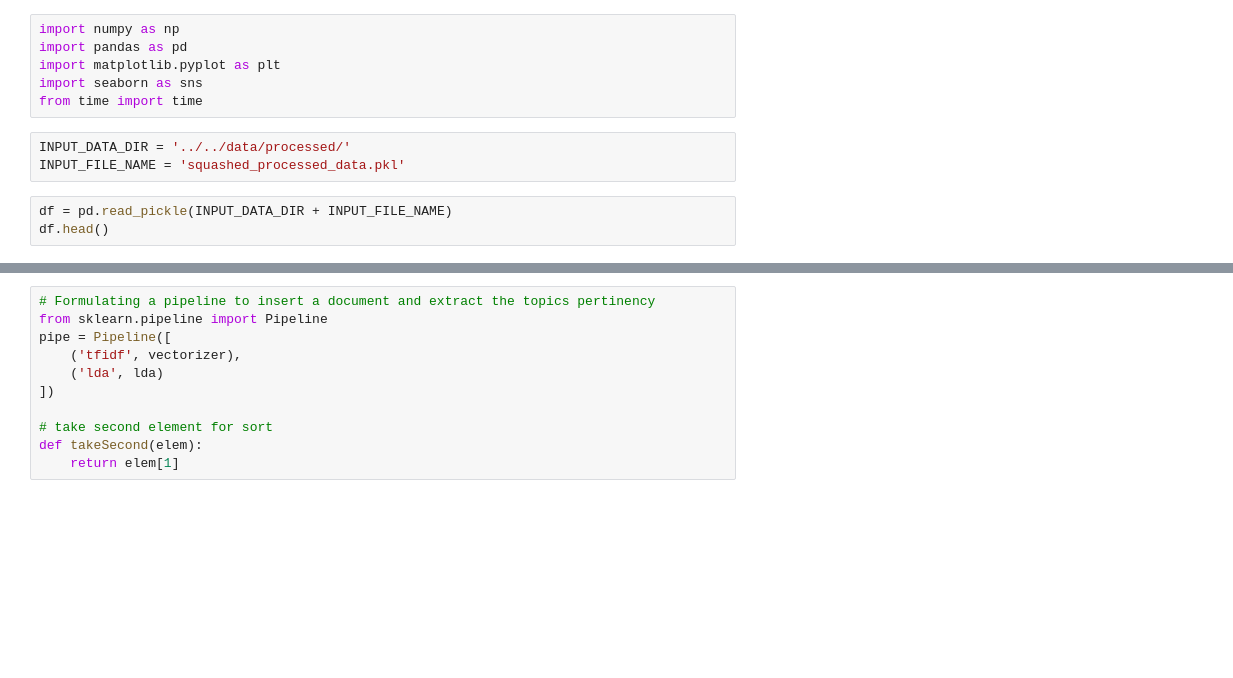
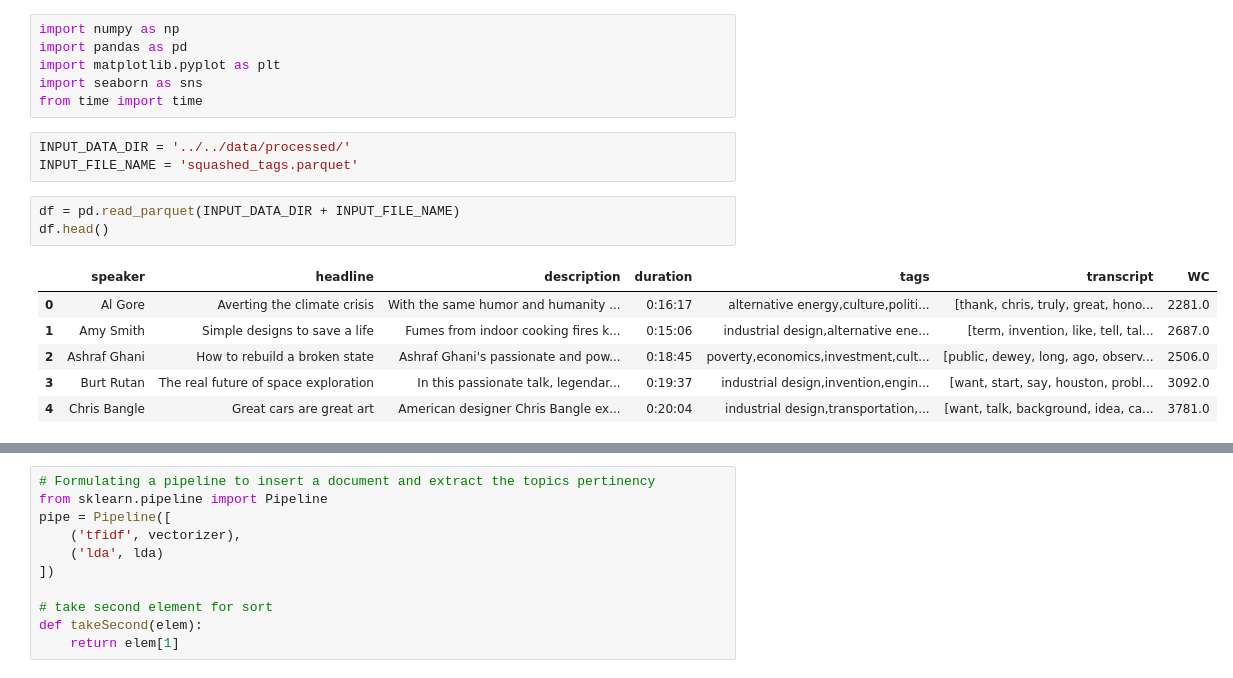
Before and after one commit to GlennChia/50_038_cds_project, a Jupyter notebook: notebooks/models/06_LDA.ipynb, the cells around one changed output, grey strips where cells are left out. Saved outputs shown, nothing was run; the diff lists cells and outputs as text; blank space fills up the shorter version.

```diff
--- a/notebooks/models/06_LDA.ipynb
+++ b/notebooks/models/06_LDA.ipynb
@@ -6,7 +6,14 @@ import seaborn as sns
 from time import time
 # %%
 INPUT_DATA_DIR = '../../data/processed/'
-INPUT_FILE_NAME = 'squashed_processed_data.pkl'
+INPUT_FILE_NAME = 'squashed_tags.parquet'
 # %%
-df = pd.read_pickle(INPUT_DATA_DIR + INPUT_FILE_NAME)
+df = pd.read_parquet(INPUT_DATA_DIR + INPUT_FILE_NAME)
 df.head()
+# %% [output]
+|  | speaker | headline | description | duration | tags | transcript | WC |
+| 0 | Al Gore | Averting the climate crisis | With the same humor and humanity ... | 0:16:17 | alternative energy,culture,politi... | [thank, chris, truly, great, hono... | 2281.0 |
+| 1 | Amy Smith | Simple designs to save a life | Fumes from indoor cooking fires k... | 0:15:06 | industrial design,alternative ene... | [term, invention, like, tell, tal... | 2687.0 |
+| 2 | Ashraf Ghani | How to rebuild a broken state | Ashraf Ghani's passionate and pow... | 0:18:45 | poverty,economics,investment,cult... | [public, dewey, long, ago, observ... | 2506.0 |
+| 3 | Burt Rutan | The real future of space exploration | In this passionate talk, legendar... | 0:19:37 | industrial design,invention,engin... | [want, start, say, houston, probl... | 3092.0 |
+| 4 | Chris Bangle | Great cars are great art | American designer Chris Bangle ex... | 0:20:04 | industrial design,transportation,... | [want, talk, background, idea, ca... | 3781.0 |
```
Also changed, not shown: parts of 5 cells of this notebook, 7 other files.
